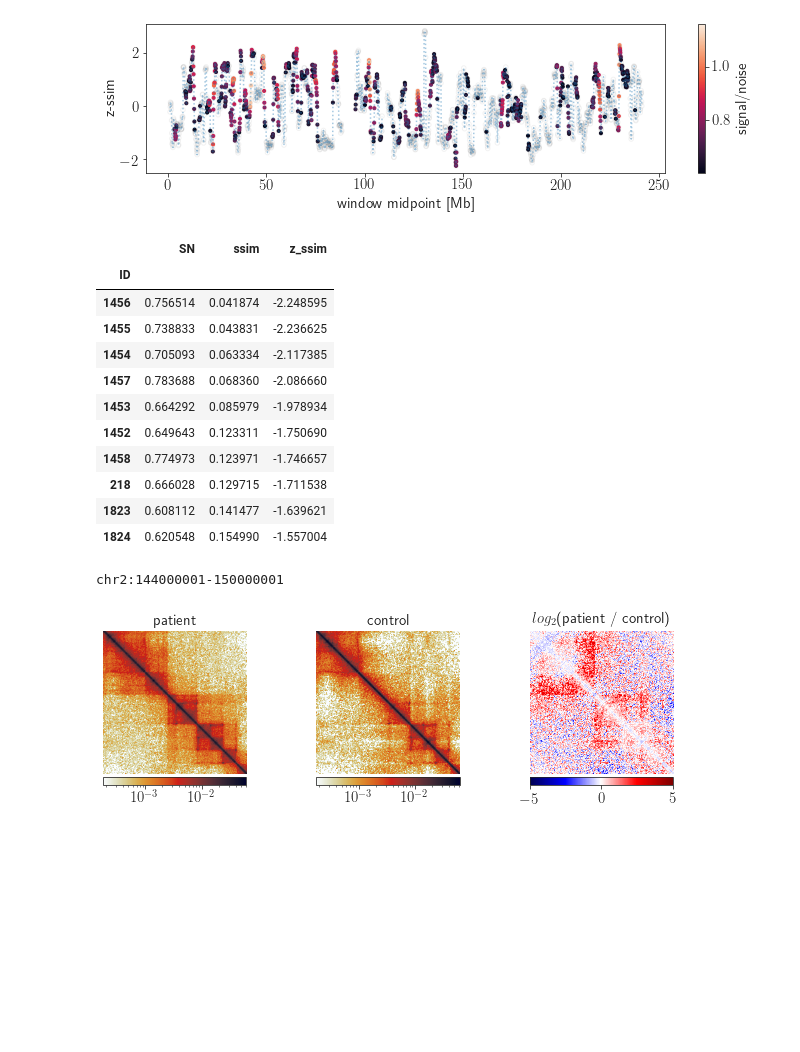
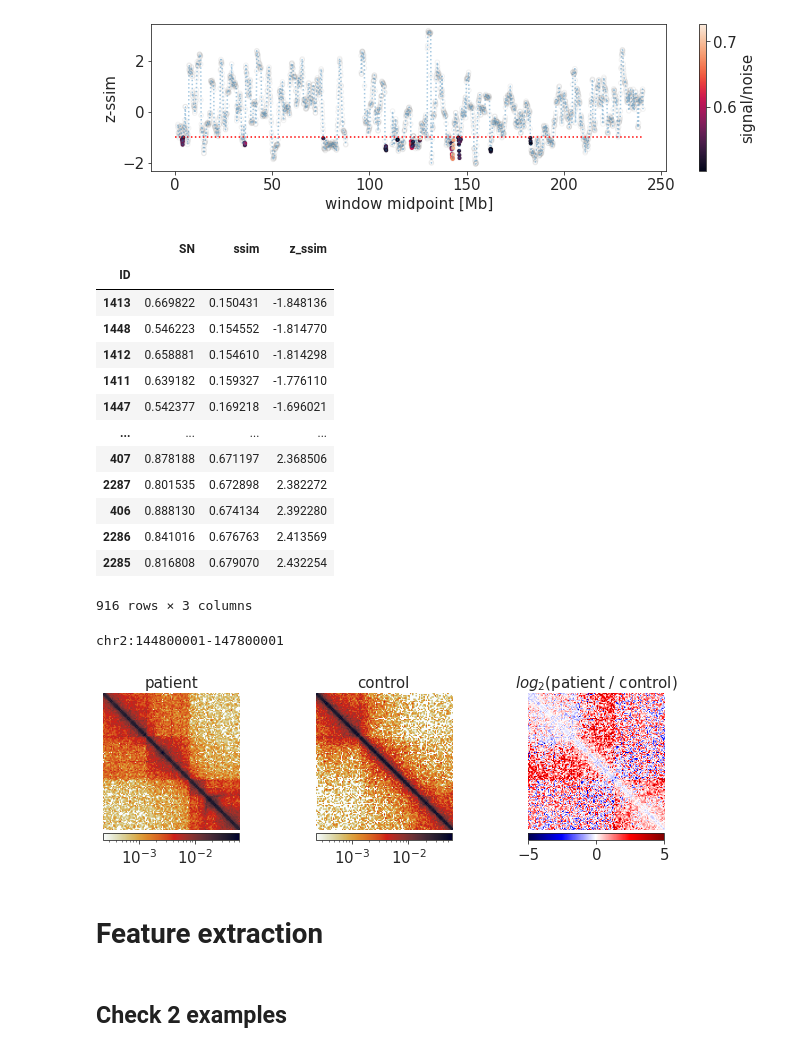
Before and after one commit to vaquerizaslab/chess, a Jupyter notebook: examples/dlbcl/example_analysis.ipynb, the cells around one changed output. Cells and saved outputs as stored; diff of their text form; code cells hidden in the pictures; blank space fills up the shorter version.

```diff
--- a/examples/dlbcl/example_analysis.ipynb
+++ b/examples/dlbcl/example_analysis.ipynb
@@ -8,6 +11,6 @@ import fanc.plotting
 from mpl_toolkits.axes_grid1 import make_axes_locatable
 # %%
-plt.rcParams['text.usetex'] = True
+#plt.rcParams['text.usetex'] = True
 # plt.style.use(['dark_background'])
 # plt.style.use('classic')
 %matplotlib inline
@@ -24,7 +27,7 @@ plt.rc('ytick', labelsize=MEDIUM_SIZE)    # fontsize of the tick labels
 plt.rc('legend', fontsize=MEDIUM_SIZE)    # legend fontsize
 plt.rc('figure', titlesize=BIGGER_SIZE)  # fontsize of the figure title
 # %%
-winsize = "2mb"
+winsize = "3mb"
 wdir = "./"
 chess_results_file = "ukm_chr2_{}_control_vs_patient_chess_results.tsv".format(winsize)
 
@@ -34,17 +37,17 @@ similarities = pd.read_csv(wdir + chess_results_file, sep='\t', index_col=0)
 regions = pd.read_csv(wdir + region_pairs, sep='\t', header=None)
 # %%
 sim_field = "z_ssim"
-sn_thr = 0.6
-sub_sim = similarities[similarities["SN"] >= sn_thr]
+sn_thr = 0.5
+zsim_thr = -1
+sub_sim = similarities[(similarities["SN"]>= sn_thr) & (similarities[sim_field]<= zsim_thr)]
 
 all_X = regions.loc[similarities.index, 1:2].mean(axis=1).values / 10 ** 6
-
 X = regions.loc[sub_sim.index, 1:2].mean(axis=1).values / 10 ** 6
 S = sub_sim[sim_field]
 SN = sub_sim["SN"]
-
 plt.figure(figsize=(10, 3))
 plt.plot(all_X, similarities[sim_field], ":", alpha=0.4)
+plt.hlines(zsim_thr, 0, max(all_X), linestyle=":", color="red")
 plt.scatter(all_X, similarities[sim_field], facecolors='none', edgecolors='grey', alpha=0.1, s=20)
 plt.scatter(X, S, c=SN, marker='.')
 plt.ylabel(sim_field.replace("_", "-"))
@@ -52,68 +55,71 @@ plt.xlabel("window midpoint [Mb]")
 c = plt.colorbar()
 c.set_label("signal/noise")
 plt.tight_layout()
+plt.savefig("../../docs/plots/chr2_{}_results_track.png".format(winsize), dpi=250)
 # %% [output]
-[figure, old version]
+[figure, new version]
 # %%
-similarities[similarities['SN'] >= sn_thr].sort_values("ssim", ascending=True).head(10)
+similarities[(similarities["SN"]>= sn_thr)].sort_values("z_ssim")
 # %% [output]
 |  | SN | ssim | z_ssim |
 | ID |  |  |  |
-| 1456 | 0.756514 | 0.041874 | -2.248595 |
-| 1455 | 0.738833 | 0.043831 | -2.236625 |
-| 1454 | 0.705093 | 0.063334 | -2.117385 |
-| 1457 | 0.783688 | 0.068360 | -2.086660 |
-| 1453 | 0.664292 | 0.085979 | -1.978934 |
-| 1452 | 0.649643 | 0.123311 | -1.750690 |
-| 1458 | 0.774973 | 0.123971 | -1.746657 |
-| 218 | 0.666028 | 0.129715 | -1.711538 |
-| 1823 | 0.608112 | 0.141477 | -1.639621 |
-| 1824 | 0.620548 | 0.154990 | -1.557004 |
+| 1413 | 0.669822 | 0.150431 | -1.848136 |
+| 1448 | 0.546223 | 0.154552 | -1.814770 |
+| 1412 | 0.658881 | 0.154610 | -1.814298 |
+| 1411 | 0.639182 | 0.159327 | -1.776110 |
+| 1447 | 0.542377 | 0.169218 | -1.696021 |
+| ... | ... | ... | ... |
+| 407 | 0.878188 | 0.671197 | 2.368506 |
+| 2287 | 0.801535 | 0.672898 | 2.382272 |
+| 406 | 0.888130 | 0.674134 | 2.392280 |
+| 2286 | 0.841016 | 0.676763 | 2.413569 |
+| 2285 | 0.816808 | 0.679070 | 2.432254 |
+916 rows × 3 columns
 # %%
 patient_hic = fanc.load(wdir + "ukm_patient_fixed_le_25kb_chr2.hic")
 control_hic = fanc.load(wdir + "ukm_control_fixed_le_25kb_chr2.hic")
 # %%
-window_start, window_end = regions.loc[1460][1:3]
+region_id = 1448
 
-margin = 2 * 10 ** 6
-window_start = int(window_start - margin)
-window_end = int(window_end + margin)
+window_start, window_end = regions.loc[region_id][1:3]
 
 region_string = "chr2:{}-{}".format(window_start, window_end)
 print(region_string)
 
-# import fanc
 patient_region_sub = patient_hic[region_string, region_string].data
 control_region_sub = control_hic[region_string, region_string].data
 
 min_v = min(
     [
         np.min(np.extract(patient_region_sub>0 , patient_region_sub)),
         np.min(np.extract(control_region_sub>0 , control_region_sub))
     ]
 )
 
 patient_region_sub += min_v
 control_region_sub += min_v
 
 l2fcm = np.log2(patient_region_sub / control_region_sub)
 
 fig, axes = plt.subplots(1, 3, figsize=(9, 3))
 
 axes[0].set_title('patient')
 axes[1].set_title('control')
 axes[2].set_title('$log_2$(patient / control)')
 
 m1 = axes[0].imshow(patient_region_sub, norm=matplotlib.colors.LogNorm(), cmap='germany')
 m2 = axes[1].imshow(control_region_sub, norm=matplotlib.colors.LogNorm(), cmap='germany')
 m3 = axes[2].imshow(l2fcm, cmap='seismic', vmax=5, vmin=-5)
 for m, ax in zip([m1, m2, m3], axes):
     ax.axis('off')
     divider = make_axes_locatable(ax)
     cax = divider.append_axes('bottom', size='5%', pad=0.05)
     fig.colorbar(m, cax=cax, orientation='horizontal')
 
 plt.tight_layout()
+plt.savefig("../../docs/plots/chr2_example_region.png", dpi=250)
 # %% [output]
-chr2:144000001-150000001
+chr2:144800001-147800001
-[figure, old version]
+[figure, new version]
+# %% [markdown]
+# Feature extraction
@@ -119,0 +130,2 @@ chr2:144000001-150000001
+# %% [markdown]
+## Check 2 examples
```
Also changed, not shown: parts of 5 cells of this notebook, 6 other files.
